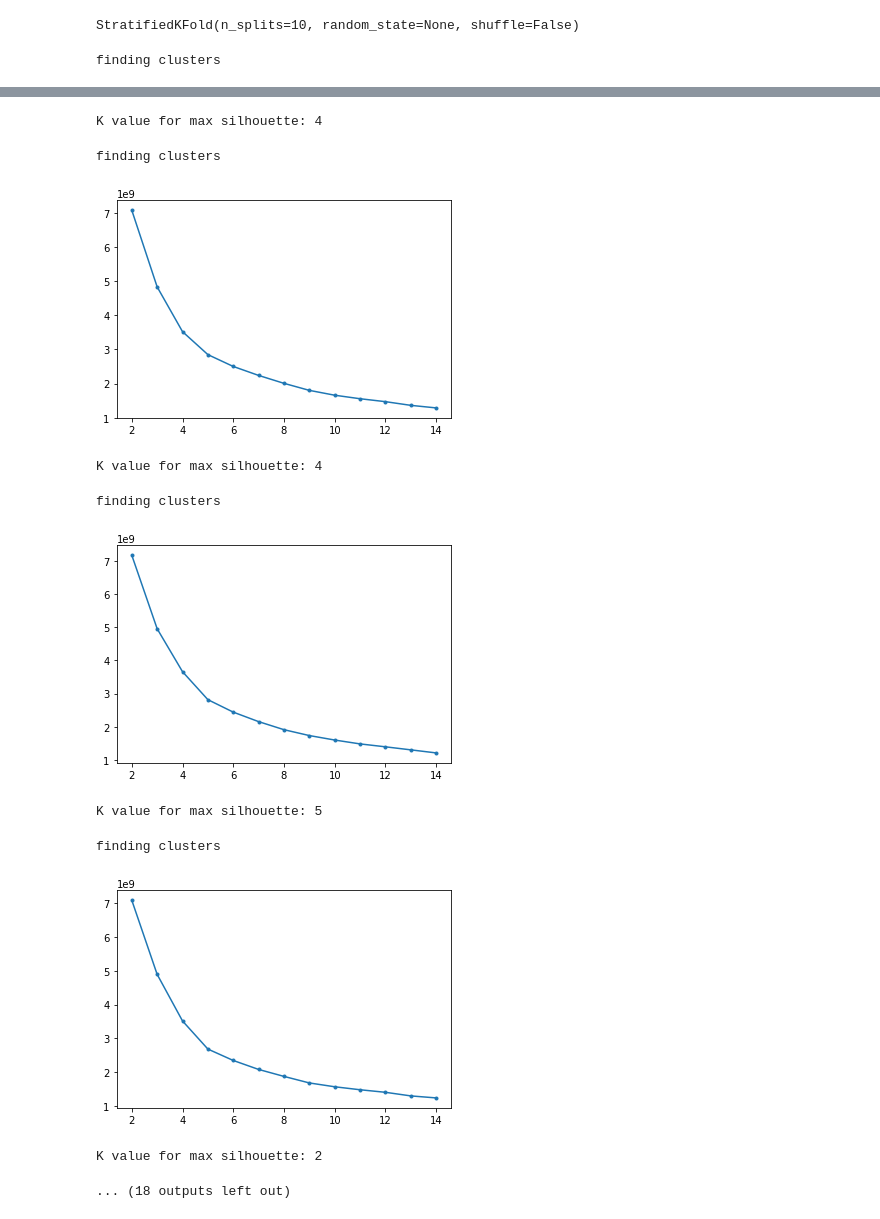
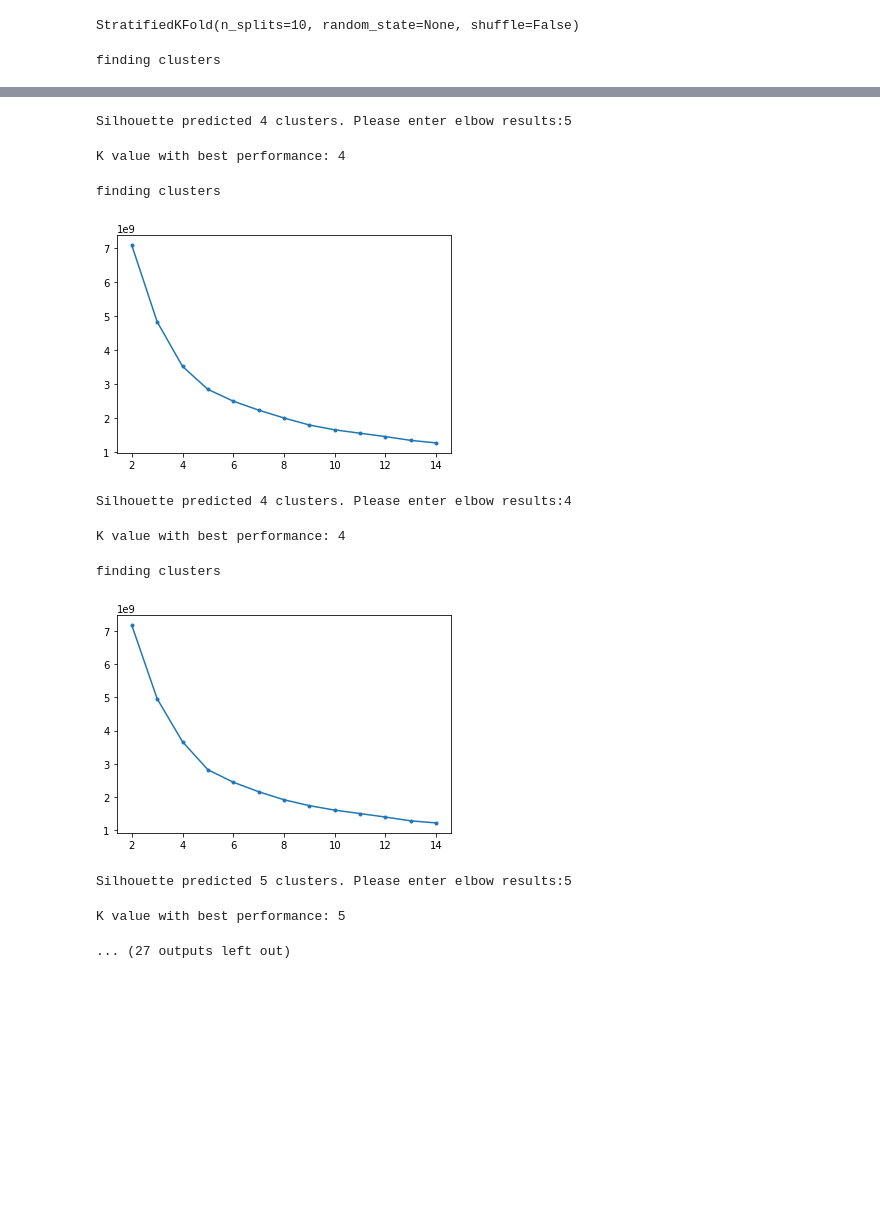
Before and after one commit to emnordi/ce888, a Jupyter notebook: Project2/Project2_Risk.ipynb, the cells around one changed output, grey strips where cells are left out. Saved outputs shown, nothing was run; the diff lists cells and outputs as text; code cells hidden in the pictures; blank space fills up the shorter version.

```diff
--- a/Project2/Project2_Risk.ipynb
+++ b/Project2/Project2_Risk.ipynb
@@ -185,49 +186,51 @@ accuracy_scores = []
 precision_scores = []
 recall_scores = []
 f1_scores = []
+ajd_rand = []
 
 for train, test in skf.split(feat_risk, lab_risk):
   test_labels = []
 
   #Retrieve the predicted amount of clusters and the best performing KMeans model
-  n_clusters, final_model = Utils.cluster_and_model(feat_risk[train])
+  n_clusters, final_model = utils.Utils.cluster_and_model(feat_risk[train], lab_risk[train])
 
   #Retrieve the clusters containing missclassified data and the indices of these clusters in the training data
-  missclassified_cluster_data_index, missclassified_clusters = Utils.find_missclassified_clusters(n_clusters, lab_risk[train], final_model.labels_)
+  missclassified_cluster_data_index, missclassified_clusters = utils.Utils.find_missclassified_clusters(n_clusters, lab_risk[train], final_model.labels_)
   rf_classifiers = [0]*n_clusters
   #Go through the clusters with missclassified data and train a random forest classifier for each
   for i in missclassified_clusters:
     f = feat_risk[train]
     f1 = f[missclassified_cluster_data_index[i], :]
     l  = lab_risk[train]
     l1 = np.take(l, missclassified_cluster_data_index[i])
     rf_classifiers[i] = random_forest_clf.fit(f1, l1)
 
   #For each point in test dataset, give it a cluster
   for x in feat_risk[test]:
     prediction = final_model.predict(np.array([x]))
     if prediction[0] in missclassified_clusters:
       test_labels.append(rf_classifiers[prediction[0]].predict(np.array([x])))
     else:
       test_labels.append(prediction)
   accuracy_scores.append(accuracy_score(test_labels, lab_risk[test]))
   precision_scores.append(precision_score(test_labels, lab_risk[test]))
   recall_scores.append(recall_score(test_labels, lab_risk[test]))
   f1_scores.append(f1_score(test_labels, lab_risk[test]))
+  ajd_rand.append(adjusted_rand_score(np.array(test_labels).flatten(), lab_risk[test]))
 # %% [output]
 finding clusters
 [figure]
-K value for max silhouette: 4
+Silhouette predicted 4 clusters. Please enter elbow results:5
-finding clusters
+K value with best performance: 4
+finding clusters
 [figure]
-K value for max silhouette: 4
-finding clusters
+Silhouette predicted 4 clusters. Please enter elbow results:4
-[figure]
-K value for max silhouette: 5
+K value with best performance: 4
 finding clusters
-[figure, removed]
+[figure]
-K value for max silhouette: 2
+Silhouette predicted 5 clusters. Please enter elbow results:5
-... (18 outputs left out)
+K value with best performance: 5
+... (27 outputs left out)
 # %%
 print("Accuracy:", np.mean(accuracy_scores), "+/-", np.std(accuracy_scores))
 print("Precision:", np.mean(precision_scores), "+/-", np.std(precision_scores))
```
Also changed, not shown: parts of 5 cells of this notebook.
